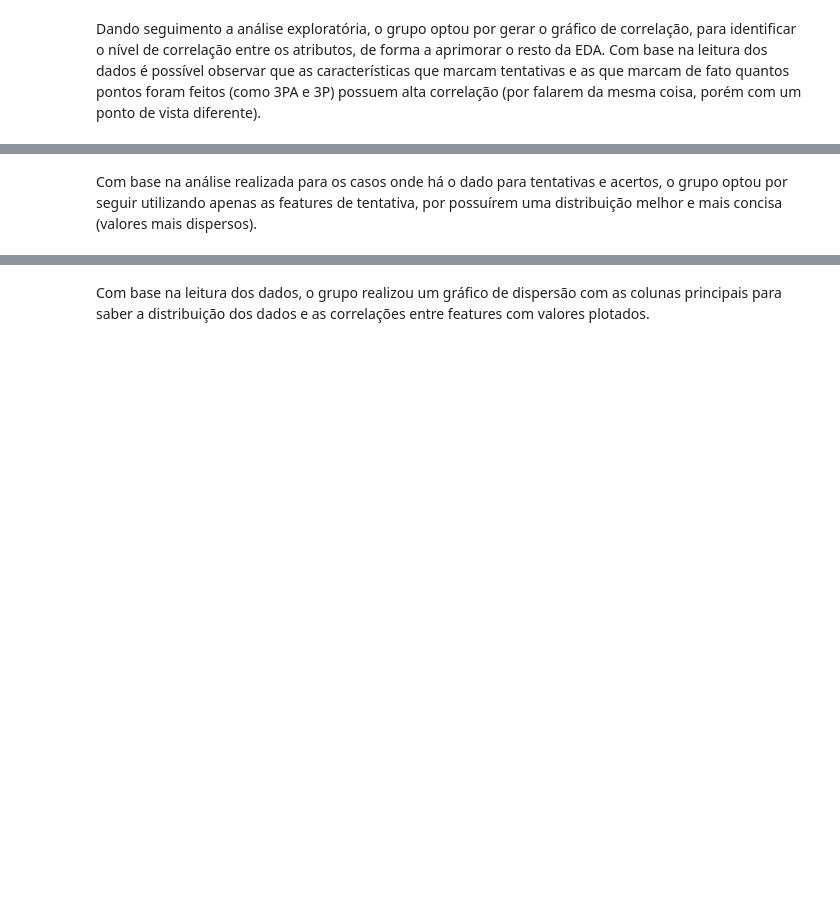
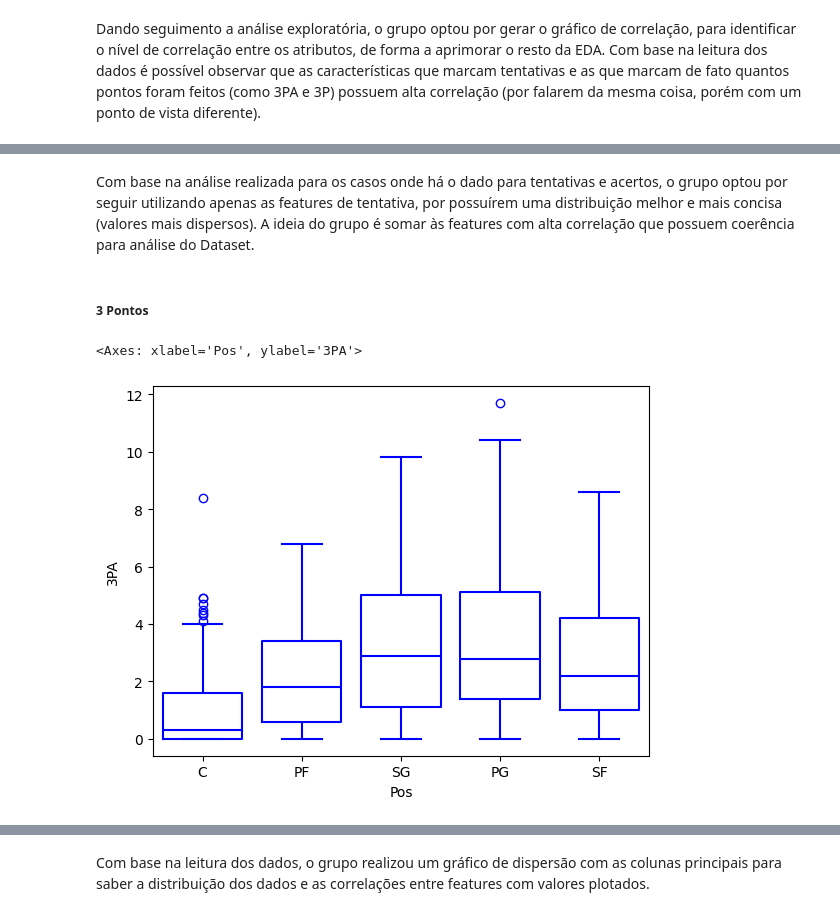
Before and after one commit to EngSoftwareABL/ProjetoAC2_ReconhecimentoPadr-es, a Jupyter notebook: Dataset_NBA.ipynb, the cells around one changed output, grey strips where cells are left out. Cells and saved outputs as stored; diff of their text form; code cells hidden in the pictures; blank space fills up the shorter version.

```diff
--- a/Dataset_NBA.ipynb
+++ b/Dataset_NBA.ipynb
@@ -48,0 +96,4 @@ df_total['Pos'].unique()
+# %%
+linhas_para_remover = df_total[df_total['MP'] < 1].index
+df_total = df_total.drop(linhas_para_remover)
+df_total['MP'].describe()
@@ -65 +196,5 @@ import matplotlib.pyplot as plt
+# %%
+df_corr = df_total
+mapeamento_posicoes = {'PG': 0, 'SG': 1, 'SF': 2, 'PF': 3, 'C': 4}
+df_corr['Pos_Num'] = df_corr['Pos'].map(mapeamento_posicoes)
 # %%
@@ -67,5 +220,10 @@ df_total.corr(numeric_only=True).style.background_gradient(cmap= 'magma')
 # %% [markdown]
-Com base na análise realizada para os casos onde há o dado para tentativas e acertos, o grupo optou por seguir utilizando apenas as features de tentativa, por possuírem uma distribuição melhor e mais concisa (valores mais dispersos).
+Com base na análise realizada para os casos onde há o dado para tentativas e acertos, o grupo optou por seguir utilizando apenas as features de tentativa, por possuírem uma distribuição melhor e mais concisa (valores mais dispersos). A ideia do grupo é somar às features com alta correlação que possuem coerência para análise do Dataset.
+# %% [markdown]
+##### 3 Pontos
 # %%
-sns.boxplot(df_total, x='Pos', y='3PA', fill=False, color='blue')
+sns.boxplot(df_corr, x='Pos', y='3PA', fill=False, color='blue')
+# %% [output]
+<Axes: xlabel='Pos', ylabel='3PA'>
+[figure, added]
 # %%
```
Also changed, not shown: parts of 39 cells of this notebook.
